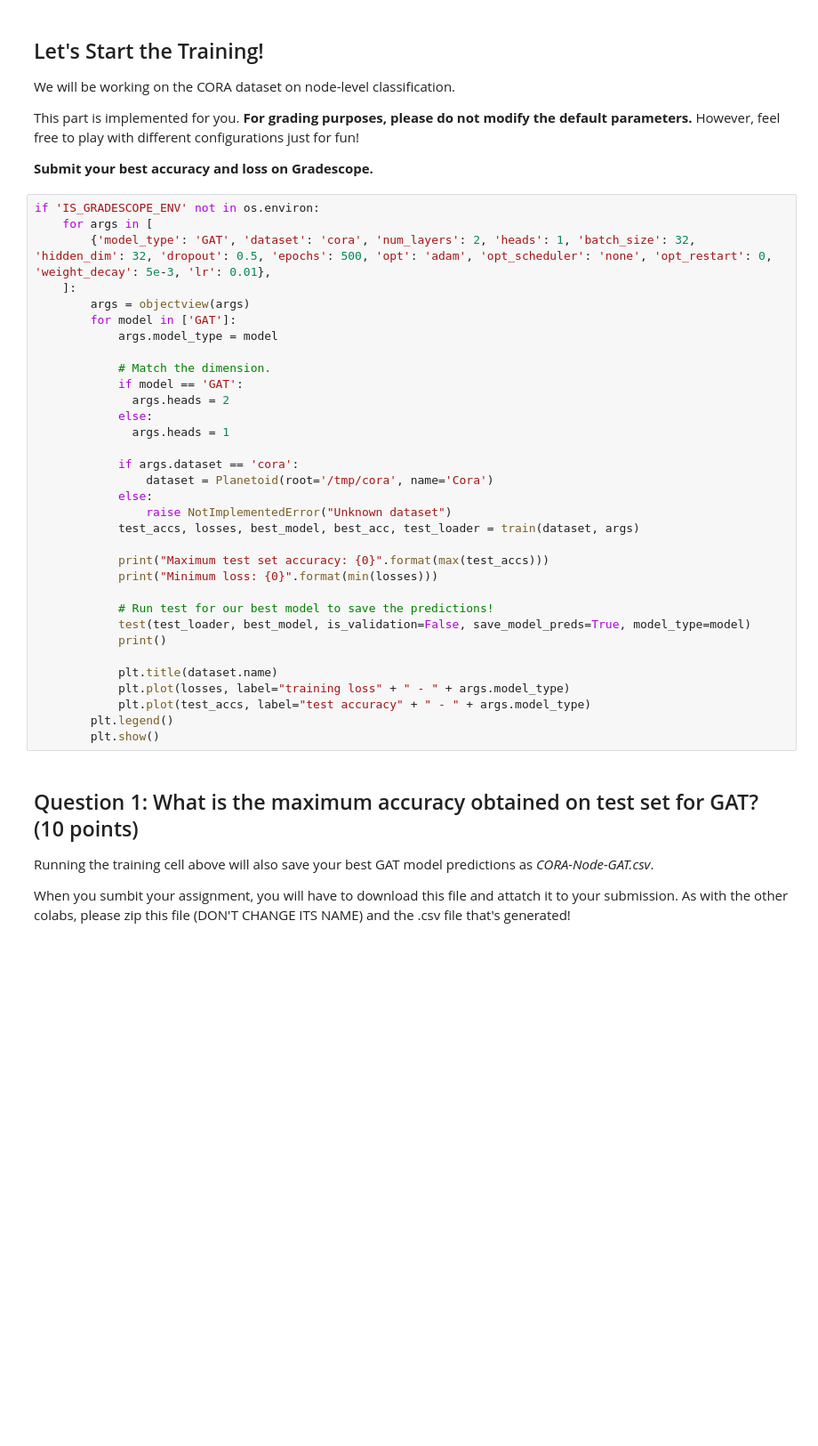
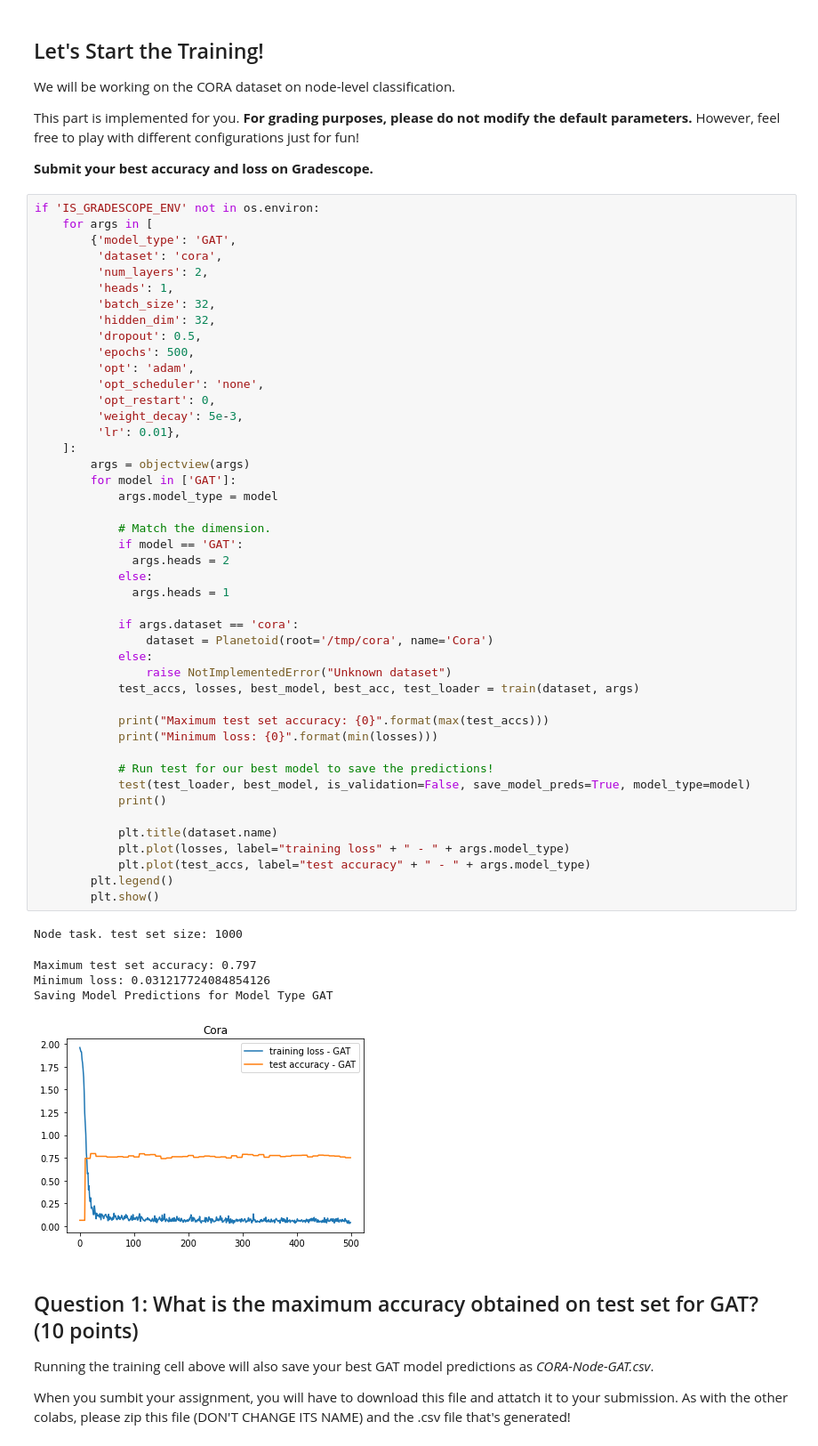
Before and after one commit to Guo-lab/GCN-lab, a Jupyter notebook: CS224W_Colab_4.ipynb, the cells around one changed output. Shown at 89% size. Cells and saved outputs as stored; diff of their text form; blank space fills up the shorter version.

```diff
--- a/CS224W_Colab_4.ipynb
+++ b/CS224W_Colab_4.ipynb
@@ -469,36 +514,54 @@ This part is implemented for you. **For grading purposes, please do not modify t
 # %%
 if 'IS_GRADESCOPE_ENV' not in os.environ:
     for args in [
-        {'model_type': 'GAT', 'dataset': 'cora', 'num_layers': 2, 'heads': 1, 'batch_size': 32, 'hidden_dim': 32, 'dropout': 0.5, 'epochs': 500, 'opt': 'adam', 'opt_scheduler': 'none', 'opt_restart': 0, 'weight_decay': 5e-3, 'lr': 0.01},
+        {'model_type': 'GAT',
+         'dataset': 'cora',
+         'num_layers': 2,
+         'heads': 1,
+         'batch_size': 32,
+         'hidden_dim': 32,
+         'dropout': 0.5,
+         'epochs': 500,
+         'opt': 'adam',
+         'opt_scheduler': 'none',
+         'opt_restart': 0,
+         'weight_decay': 5e-3,
+         'lr': 0.01},
     ]:
         args = objectview(args)
         for model in ['GAT']:
             args.model_type = model
 
             # Match the dimension.
             if model == 'GAT':
               args.heads = 2
             else:
               args.heads = 1
 
             if args.dataset == 'cora':
                 dataset = Planetoid(root='/tmp/cora', name='Cora')
             else:
                 raise NotImplementedError("Unknown dataset")
             test_accs, losses, best_model, best_acc, test_loader = train(dataset, args)
 
             print("Maximum test set accuracy: {0}".format(max(test_accs)))
             print("Minimum loss: {0}".format(min(losses)))
 
             # Run test for our best model to save the predictions!
             test(test_loader, best_model, is_validation=False, save_model_preds=True, model_type=model)
             print()
 
             plt.title(dataset.name)
             plt.plot(losses, label="training loss" + " - " + args.model_type)
             plt.plot(test_accs, label="test accuracy" + " - " + args.model_type)
         plt.legend()
         plt.show()
+# %% [output]
+Node task. test set size: 1000
+Maximum test set accuracy: 0.797
+Minimum loss: 0.031217724084854126
+Saving Model Predictions for Model Type GAT
+[figure, added]
 # %% [markdown]
 ## Question 1: What is the maximum accuracy obtained on test set for GAT? (10 points)
 
```
Also changed, not shown: parts of 4 cells of this notebook, 2 other files.
